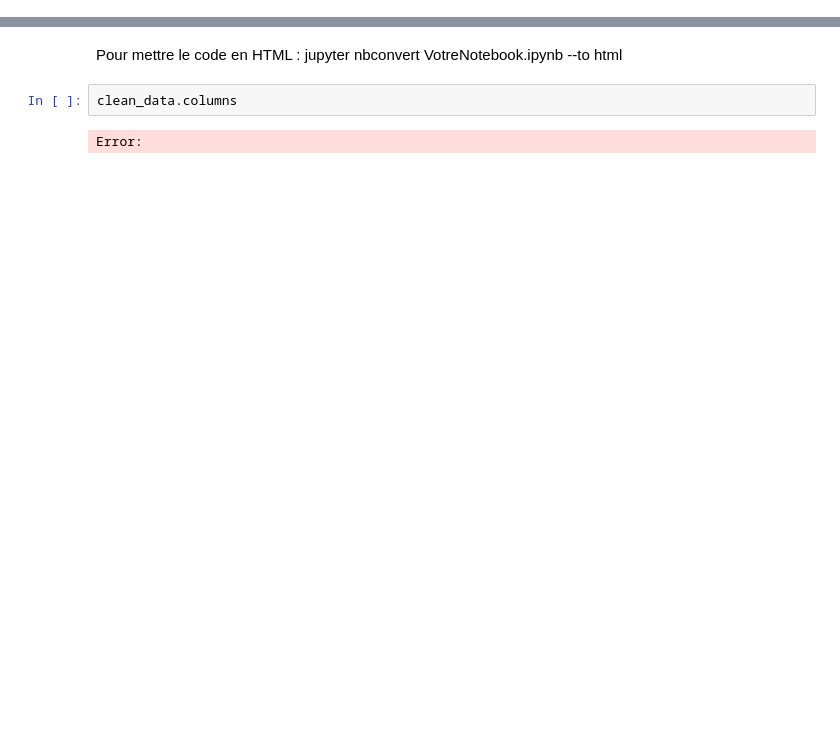
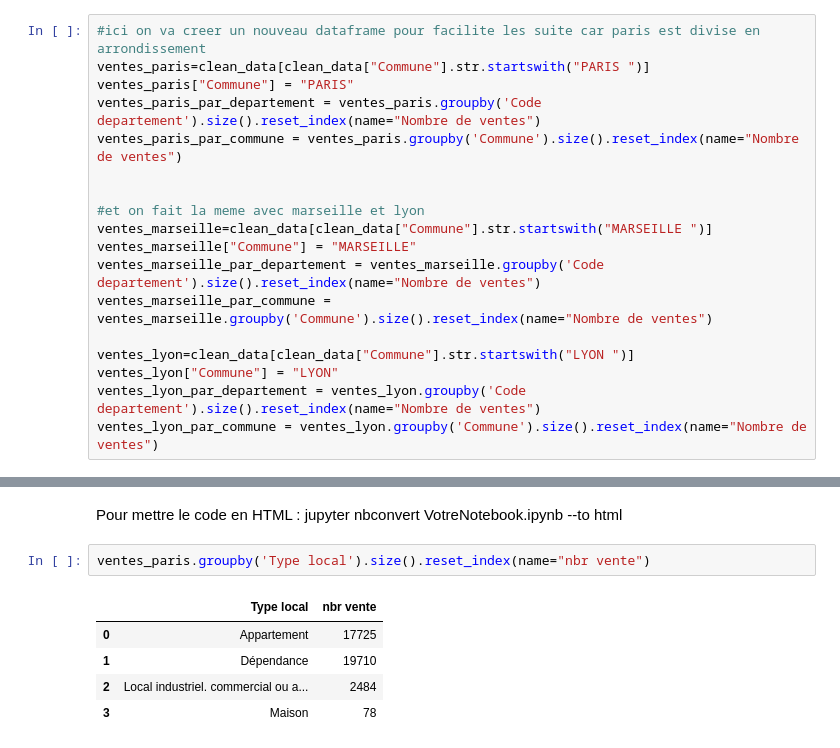
Before and after one commit to Onizaro/projet_jupyter, a Jupyter notebook: projet_jupyter.ipynb, the cells around one changed output, grey strips where cells are left out. Cells and saved outputs as stored; diff of their text form; blank space fills up the shorter version.

```diff
--- a/projet_jupyter.ipynb
+++ b/projet_jupyter.ipynb
@@ -57,0 +55,18 @@ Error:
+# %%
+#ici on va creer un nouveau dataframe pour facilite les suite car paris est divise en arrondissement
+ventes_paris=clean_data[clean_data["Commune"].str.startswith("PARIS ")]
+ventes_paris["Commune"] = "PARIS"
+ventes_paris_par_departement = ventes_paris.groupby('Code departement').size().reset_index(name="Nombre de ventes")
+ventes_paris_par_commune = ventes_paris.groupby('Commune').size().reset_index(name="Nombre de ventes")
+
+
+#et on fait la meme avec marseille et lyon
+ventes_marseille=clean_data[clean_data["Commune"].str.startswith("MARSEILLE ")]
+ventes_marseille["Commune"] = "MARSEILLE"
+ventes_marseille_par_departement = ventes_marseille.groupby('Code departement').size().reset_index(name="Nombre de ventes")
+ventes_marseille_par_commune = ventes_marseille.groupby('Commune').size().reset_index(name="Nombre de ventes")
+
+ventes_lyon=clean_data[clean_data["Commune"].str.startswith("LYON ")]
+ventes_lyon["Commune"] = "LYON"
+ventes_lyon_par_departement = ventes_lyon.groupby('Code departement').size().reset_index(name="Nombre de ventes")
+ventes_lyon_par_commune = ventes_lyon.groupby('Commune').size().reset_index(name="Nombre de ventes")
@@ -79,6 +120,10 @@ Error:
 # %% [markdown]
 Pour mettre le code en HTML : jupyter nbconvert VotreNotebook.ipynb --to html
-# %%
-clean_data.columns
-# %% [output]
-Error:
+# %%
+ventes_paris.groupby('Type local').size().reset_index(name="nbr vente")
+# %% [output]
+|  | Type local | nbr vente |
+| 0 | Appartement | 17725 |
+| 1 | Dépendance | 19710 |
+| 2 | Local industriel. commercial ou a... | 2484 |
+| 3 | Maison | 78 |
```
Also changed, not shown: parts of 14 cells of this notebook.
